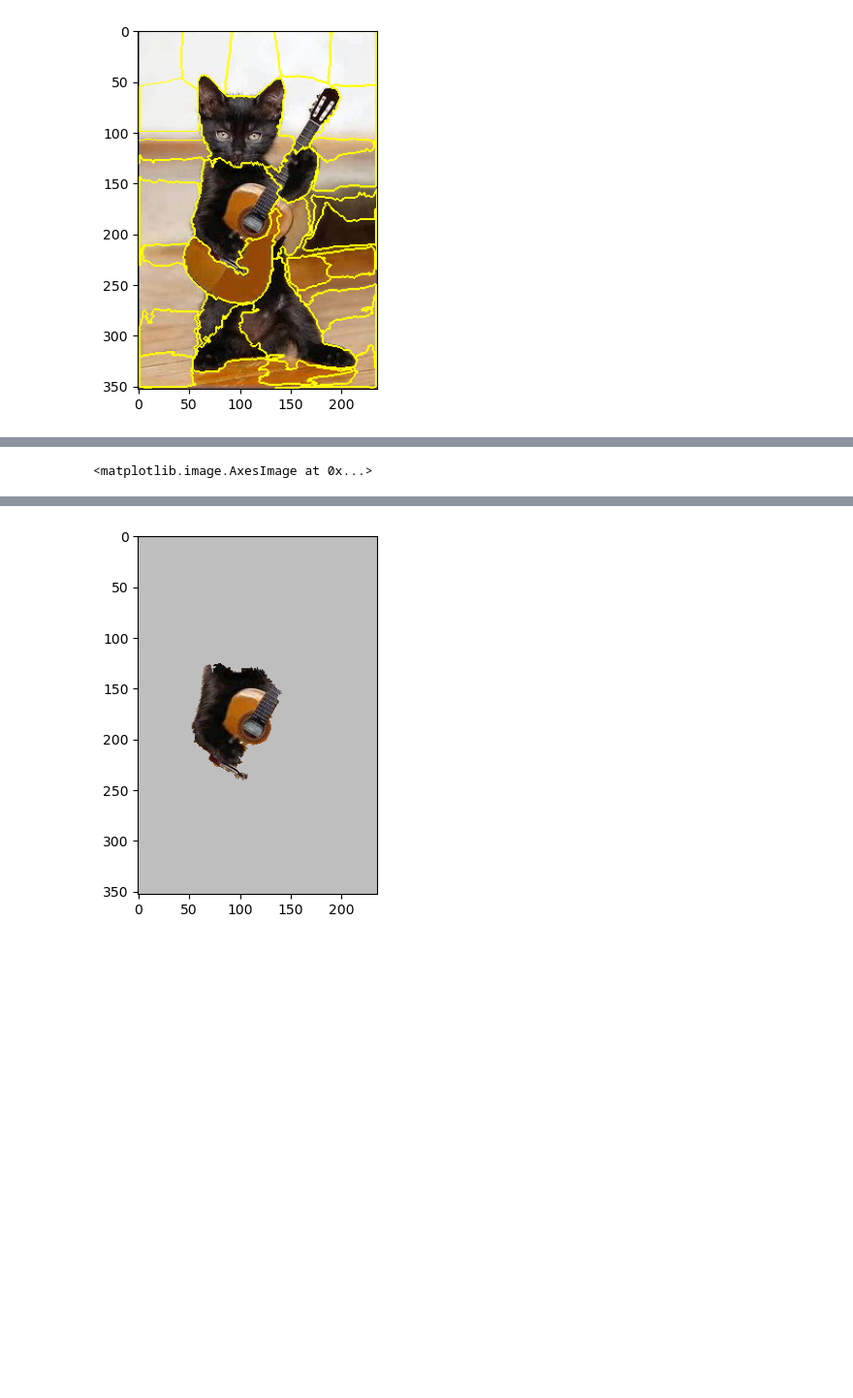
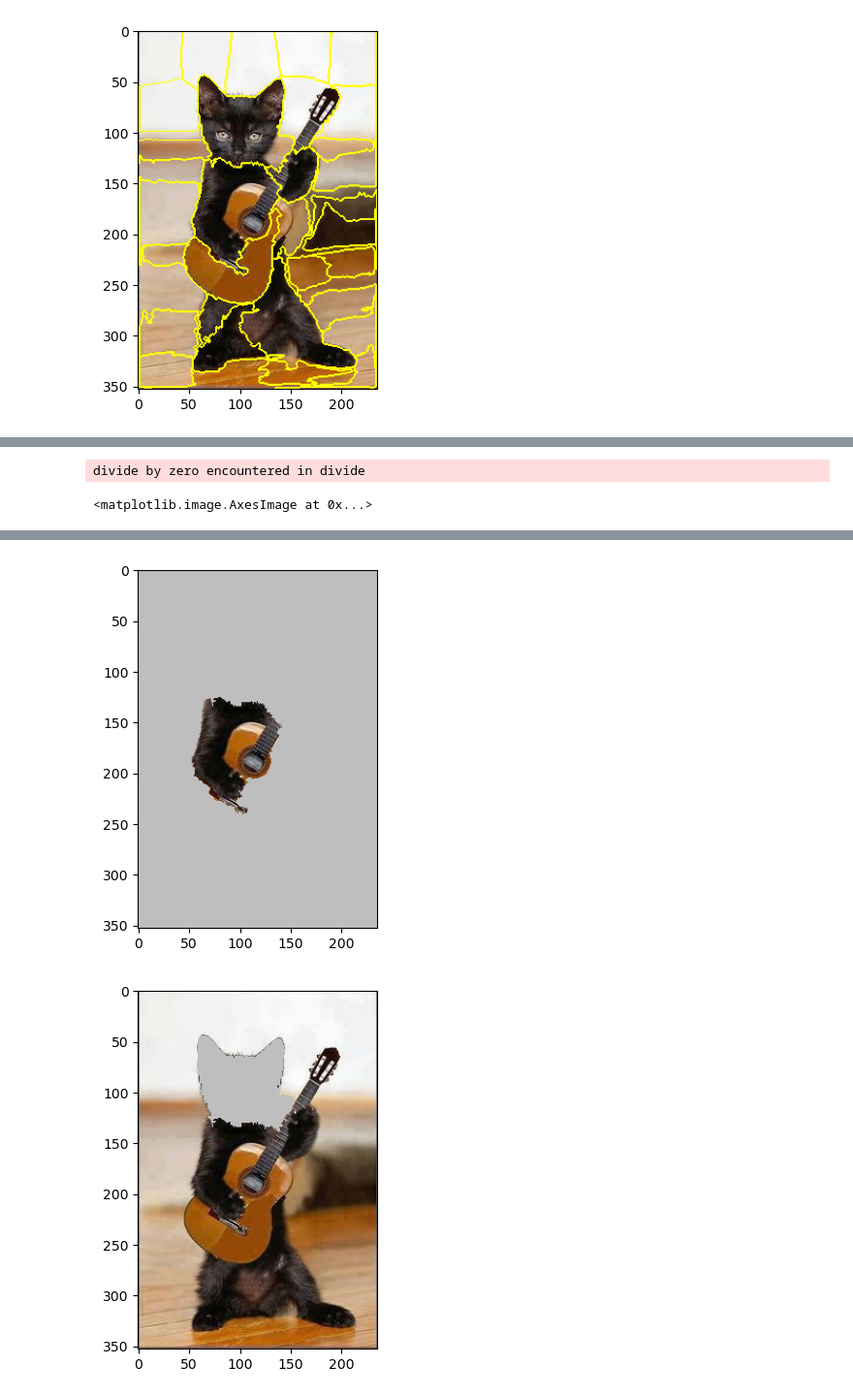
Before and after one commit to guspih/post-hoc-image-perturbation, a Jupyter notebook: test2.ipynb, the cells around one changed output, grey strips where cells are left out. Shown at 97% size. Cells and saved outputs as stored; diff of their text form; code cells hidden in the pictures; blank space fills up the shorter version.

Commit message:
test: Added CIU tests to the prototype notebook

```diff
--- a/test2.ipynb
+++ b/test2.ipynb
@@ -46,16 +41,15 @@ segments, masks = test.slic_segmenter(img_array, nbr_segments=50, compactness=10
 
 M = np.unique(segments).shape[0]
 samples = test.shap_sampler(M, sample_size=M*2+2)
+ciu_samples = test.naive_ciu_sampler(M,inverse=False)
 
-perturbed_image = test.single_color_pertuber(img_array, masks, samples, np.array((190,190,190)))
+perturbed_image, samples = test.single_color_pertuber(img_array, masks, samples, np.array((190,190,190)))
+ciu_perturbed_image, ciu_samples = test.single_color_pertuber(img_array, masks, ciu_samples, np.array((190,190,190)))
+
 print(perturbed_image.shape)
-plt.figure()
-plt.imshow(perturbed_image[1])
 plt.figure()
 plt.imshow(perturbed_image[14])
 plt.figure()
-plt.imshow(perturbed_image[39])
-plt.figure()
 plt.imshow(perturbed_image[73])
 # %% [output]
 (74, 353, 236, 3)
@@ -77,8 +69,10 @@ transforms = v2.Compose([
 ])
 
 x = transforms(torch.from_numpy(perturbed_image/255).permute((0,3,1,2))).float()
+ciu_x = transforms(torch.from_numpy(ciu_perturbed_image/255).permute((0,3,1,2))).float()
 
 y = alexnet(x)
+ciu_y = alexnet(ciu_x)
 
 idx = y[1].argmax()
 print(idx)
@@ -86,20 +80,50 @@ print(idx)
 sorted, indices = y[1].sort(descending=True)
 print(indices)
 
+y = y.detach().numpy()
+ciu_y = ciu_y.detach().numpy()
+
 cat_idx = 281
 guitar_idx = 402
 
-cat_ys = y[:,cat_idx].detach().numpy()
-guitar_ys = y[:,guitar_idx].detach().numpy()
+
+cat_ys = y[:,cat_idx]
+guitar_ys = y[:,guitar_idx]
+
+print(ciu_y[:,cat_idx])
+
+ciu_cat_ys = ciu_y[:,cat_idx]
+ciu_guitar_ys = ciu_y[:,guitar_idx]
+
+
+
 
 cat_shaps = test.shap_values(cat_ys, samples)
-guitar_shaps = test.shap_values(guitar_ys, samples)
+guitar_shaps = test.shap_values(guitar_ys,  samples)
+
+cat_ciu = test.original_ciu_values(ciu_cat_ys, ciu_samples, inverse=False)
+guitar_ciu = test.original_ciu_values(ciu_guitar_ys, ciu_samples, inverse=False)
+print(ciu_samples)
 
 print(cat_shaps[0])
 print(guitar_shaps[0])
-plt.imshow(perturbed_image[np.argmax(cat_shaps[0])+2])
+print(np.argmin(ciu_cat_ys), np.min(ciu_cat_ys), np.argmax(ciu_cat_ys), np.max(ciu_cat_ys))
+print(cat_ciu)
+plt.imshow(perturbed_image[np.argmax(cat_shaps[0][:-1])+2])
 plt.figure()
-plt.imshow(perturbed_image[np.argmax(guitar_shaps[0])+2])
+plt.imshow(perturbed_image[np.argmax(guitar_shaps[0][:-1])+2])
+plt.figure()
+plt.imshow(ciu_perturbed_image[np.argmax(cat_shaps[0][:-1])])
+plt.figure()
+plt.imshow(ciu_perturbed_image[np.argmax(guitar_shaps[0][:-1])])
+plt.figure()
+plt.imshow(ciu_perturbed_image[np.argmax(cat_ciu)])
+plt.figure()
+plt.imshow(ciu_perturbed_image[np.argmax(guitar_ciu)])
+#plt.figure()
+#plt.imshow(ciu_perturbed_image[np.argwhere(np.max(cat_ciu) ==cat_ciu)[0,0]])
+#plt.figure()
+#plt.imshow(ciu_perturbed_image[np.argwhere(np.max(guitar_ciu) ==guitar_ciu)[1,0]])
 # %% [output]
 tensor(546)
 tensor([546, 384, 402, 714, 285, 223, 284, 356, 420, 361, 358, 378, 357, 359,
@@ -121,3 +145,5 @@ tensor([546, 384, 402, 714, 285, 223, 284, 356, 420, 361, 358, 378, 357, 359,
-<matplotlib.image.AxesImage at 0x...>
+divide by zero encountered in divide
+<matplotlib.image.AxesImage at 0x...>
 [figure]
 [figure]
+[figure, added]
```
Also changed, not shown: parts of 3 cells of this notebook.
